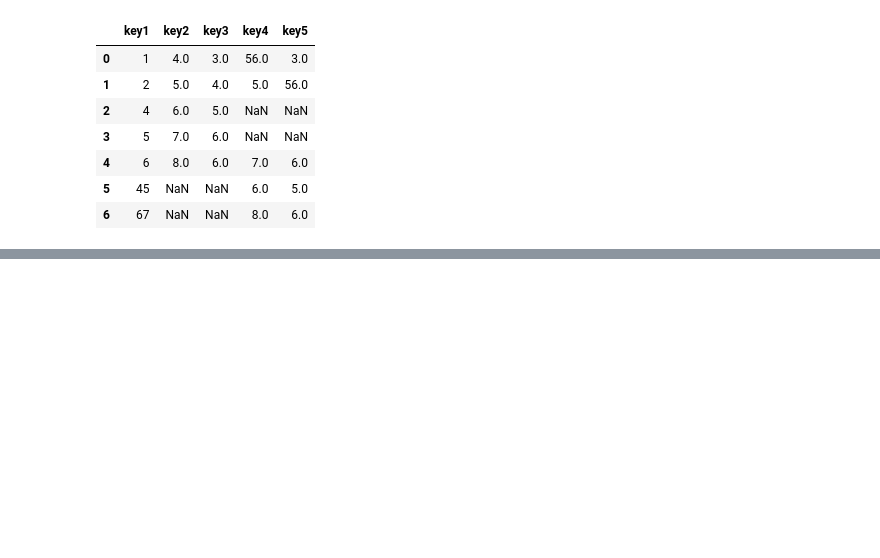
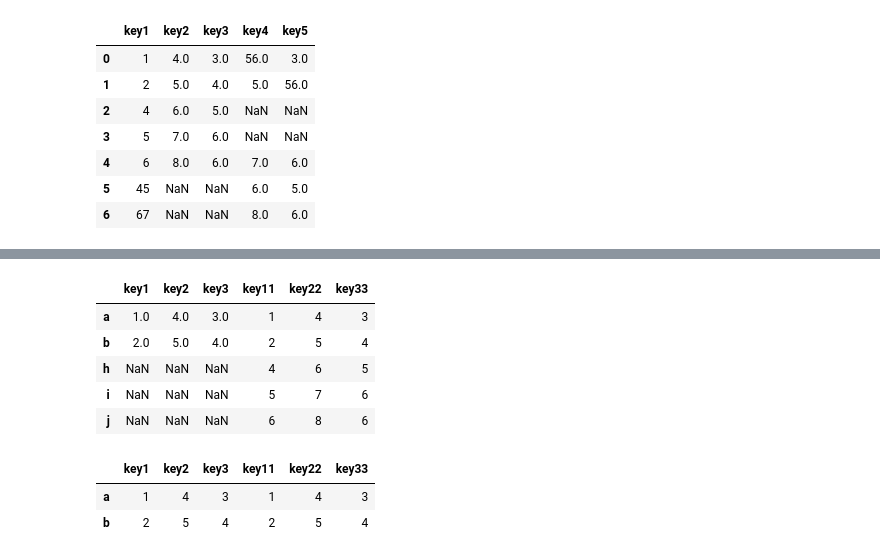
Before and after one commit to PranavAvasthi/Pandas, a Jupyter notebook: pandas_part4.ipynb, the cells around one changed output, grey strips where cells are left out. Cells and saved outputs as stored; diff of their text form; code cells hidden in the pictures; blank space fills up the shorter version.

```diff
--- a/pandas_part4.ipynb
+++ b/pandas_part4.ipynb
@@ -406,0 +446,15 @@ pd.merge(data1, data2, how='outer', on='key1')
+# %%
+data1.join(data2, how='right')
+# %% [output]
+|  | key1 | key2 | key3 | key11 | key22 | key33 |
+| a | 1.0 | 4.0 | 3.0 | 1 | 4 | 3 |
+| b | 2.0 | 5.0 | 4.0 | 2 | 5 | 4 |
+| h | NaN | NaN | NaN | 4 | 6 | 5 |
+| i | NaN | NaN | NaN | 5 | 7 | 6 |
+| j | NaN | NaN | NaN | 6 | 8 | 6 |
+# %%
+data1.join(data2, how='inner')
+# %% [output]
+|  | key1 | key2 | key3 | key11 | key22 | key33 |
+| a | 1 | 4 | 3 | 1 | 4 | 3 |
+| b | 2 | 5 | 4 | 2 | 5 | 4 |
```
Also changed, not shown: parts of 7 cells of this notebook.
